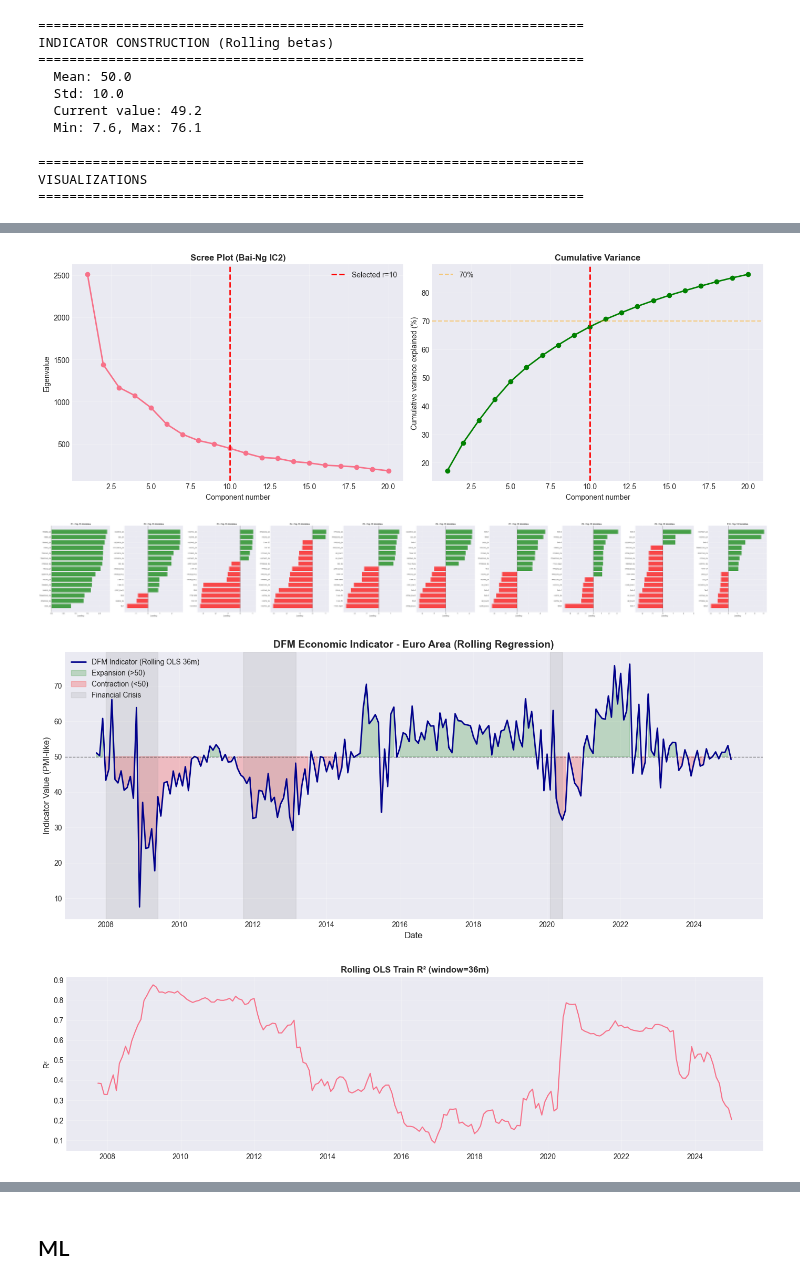
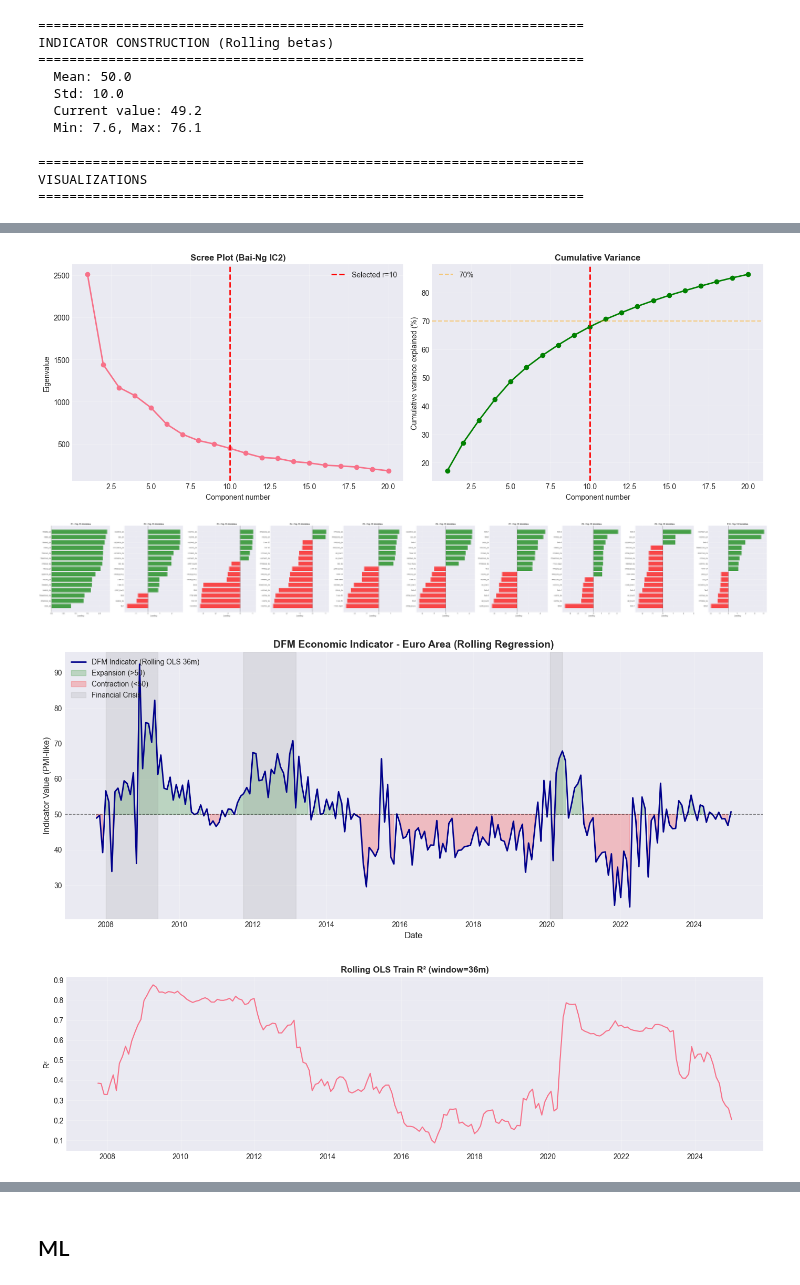
Before and after one commit to Timodang/Macro-financial-index, a Jupyter notebook: main.ipynb, the cells around one changed output, grey strips where cells are left out. Drawn from its saved outputs; the diff is of its cells as text; code cells hidden in the pictures.

Commit message:
add rf + refactor plot and index construction + add lagmat

```diff
--- a/main.ipynb
+++ b/main.ipynb
@@ -125,7 +123,7 @@ Integration Order  I(0) + C + T
 df_code_transfo: pd.DataFrame = pd.read_excel("data/BDD.xlsx","Transformations EA-MD")
 
 # We apply the Heavy transformations by default (no prior on the integration degree)
-list_transfo_features: list = df_code_transfo.iloc[1,1:np.shape(df_code_transfo)[1]]
+list_transfo_features: list = df_code_transfo.iloc[1,1:np.shape(df_code_transfo)[1]].tolist()
 df_macro_transfo: pd.DataFrame = df_ea_md.copy()
 
 # Loop to build the transformed dataset
@@ -137,8 +135,6 @@ for i in range(df_ea_md.shape[1]):
     code:int = list_transfo_features[i]
     feature_transfo = transform_data(feature, code = code)
     df_macro_transfo.iloc[:,i] = feature_transfo
-
-
 statio_list_post_transfo:list = stationarity_test(df_macro_transfo)
 print(statio_list_post_transfo)
 # %% [output]
@@ -538,7 +534,7 @@ print(f"Aligned data: T={len(df_reg)}, r={F_aligned.shape[1]}")
 window = 36  # 3 years
 
 # Instantiate and fit
-roll_reg = RollingRegression(y=y_aligned, X=F_aligned, window=window)
+roll_reg = RollingRegression(y=y_aligned, X=F_aligned, window=window, type_window="rolling")
 roll_result = roll_reg.fit()
 
 # Extract results
@@ -683,58 +759,7 @@ plt.tight_layout()
 plt.show()
 
 # 6.4 Index (Rolling)
-fig, ax = plt.subplots(figsize=(14, 6))
-
-ax.plot(
-    df_indicator.index,
-    df_indicator["Indicator"],
-    linewidth=2,
-    label=f"DFM Indicator (Rolling OLS {window}m)",
-    color="darkblue",
-)
-ax.axhline(50, color="black", linestyle="--", linewidth=1, alpha=0.5)
-
-ax.fill_between(
-    df_indicator.index,
-    50,
-    df_indicator["Indicator"],
-    where=(df_indicator["Indicator"] > 50),
-    alpha=0.2,
-    color="green",
-    label="Expansion (>50)",
-)
-ax.fill_between(
-    df_indicator.index,
-    50,
-    df_indicator["Indicator"],
-    where=(df_indicator["Indicator"] < 50),
-    alpha=0.2,
-    color="red",
-    label="Contraction (<50)",
-)
-
-recessions = [
-    ("2008-01", "2009-06", "Financial Crisis"),
-    ("2011-10", "2013-03", "Sovereign Debt"),
-    ("2020-02", "2020-06", "COVID-19"),
-]
-for start, end, label in recessions:
-    ax.axvspan(
-        pd.Timestamp(start),
-        pd.Timestamp(end),
-        alpha=0.15,
-        color="gray",
-        label=label if recessions[0] == (start, end, label) else "",
-    )
-
-ax.set_xlabel("Date", fontsize=12)
-ax.set_ylabel("Indicator Value (PMI-like)", fontsize=12)
-ax.set_title("DFM Economic Indicator - Euro Area (Rolling Regression)", fontsize=14, fontweight="bold")
-ax.legend(loc="upper left", fontsize=10)
-ax.grid(True, alpha=0.3)
-
-plt.tight_layout()
-plt.show()
+plot_index(df_indicator)
 
 # 6.4bis Rolling R² (train window) optional diagnostic
 fig, ax = plt.subplots(figsize=(14, 4))
@@ -743,34 +768,34 @@ ax.set_title(f"Rolling OLS Train R² (window={window}m)", fontweight="bold")
 ax.set_ylabel("R²")
 ax.grid(True, alpha=0.3)
 plt.tight_layout()
 plt.show()
 
 # 6.5 R2 distribution (EM-PCA variable-wise)
 fig, ax = plt.subplots(figsize=(10, 6))
 ax.hist(r2_by_var.dropna(), bins=30, edgecolor="black", alpha=0.7, color="steelblue")
 ax.axvline(
     r2_by_var.median(),
     color="red",
     linestyle="--",
     linewidth=2,
     label=f"Median R² = {r2_by_var.median():.2f}",
 )
 ax.set_xlabel("R² (variance explained)", fontsize=12)
 ax.set_ylabel("Number of variables", fontsize=12)
 ax.set_title(f"Distribution of R² across {len(r2_by_var)} variables", fontsize=14, fontweight="bold")
 ax.legend()
 ax.grid(True, alpha=0.3)
 
 plt.tight_layout()
 plt.show()
 # %% [output]
 ======================================================================
 VISUALIZATIONS
 ======================================================================
 [figure]
 [figure]
 [figure]
-[figure, old version]
+[figure, new version]
 [figure]
 [figure]
 # %% [markdown]
```
Also changed, not shown: parts of 9 cells of this notebook, 5 other files.
